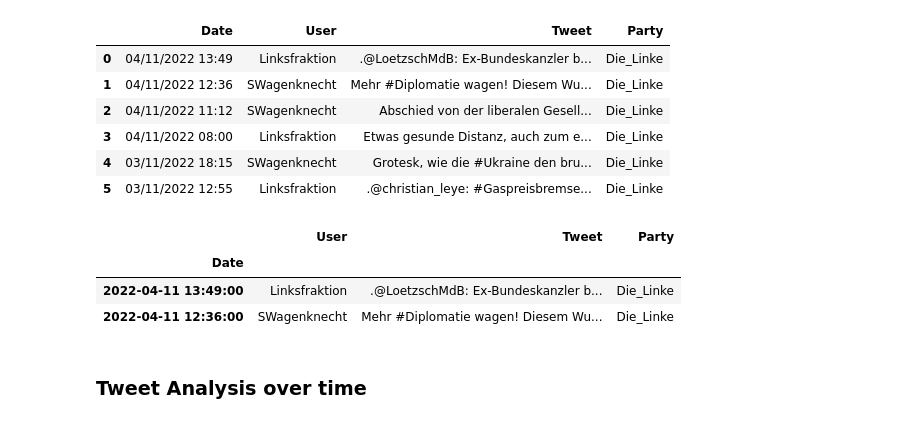
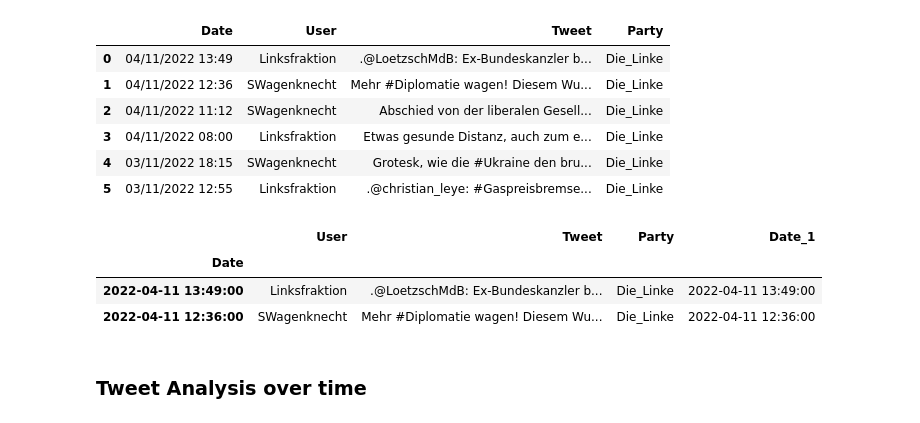
Before and after one commit to aedxn/twitter_analysis_die_linke_and_afd, a Jupyter notebook: tweets_over_time_analysis.ipynb, the cells around one changed output. Saved outputs shown, nothing was run; the diff lists cells and outputs as text; code cells hidden in the pictures.

```diff
--- a/tweets_over_time_analysis.ipynb
+++ b/tweets_over_time_analysis.ipynb
@@ -52,15 +52,16 @@ df.head(6)
 # %%
 # making sure date is a datetime variable
 df['Date'] = pd.to_datetime(df['Date'])
+df['Date_1'] = df['Date']
 
 # setting the index to our data variable
 df = df.set_index(['Date'])
 df.head(2)
 # %% [output]
-|  | User | Tweet | Party |
-| Date |  |  |  |
-| 2022-04-11 13:49:00 | Linksfraktion | .@LoetzschMdB: Ex-Bundeskanzler b... | Die_Linke |
-| 2022-04-11 12:36:00 | SWagenknecht | Mehr #Diplomatie wagen! Diesem Wu... | Die_Linke |
+|  | User | Tweet | Party | Date_1 |
+| Date |  |  |  |  |
+| 2022-04-11 13:49:00 | Linksfraktion | .@LoetzschMdB: Ex-Bundeskanzler b... | Die_Linke | 2022-04-11 13:49:00 |
+| 2022-04-11 12:36:00 | SWagenknecht | Mehr #Diplomatie wagen! Diesem Wu... | Die_Linke | 2022-04-11 12:36:00 |
 # %% [markdown]
 <h3> Tweet Analysis over time
 # %% [markdown]
```
Also changed, not shown: parts of 26 cells of this notebook.
